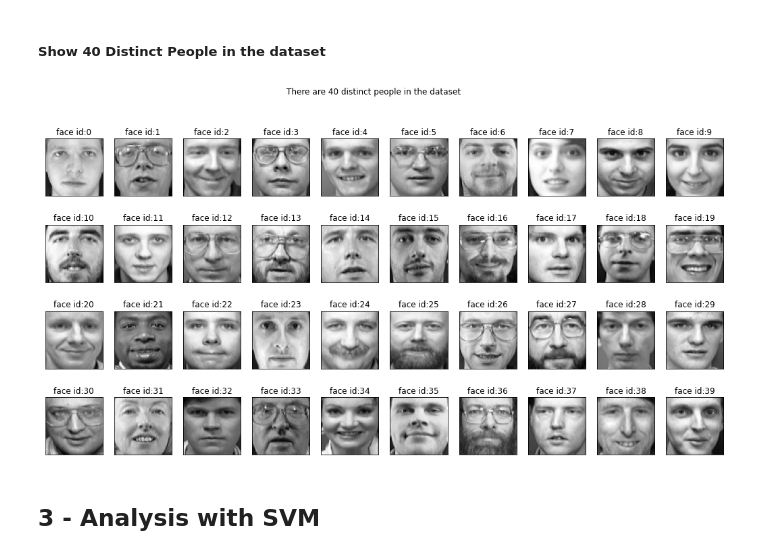
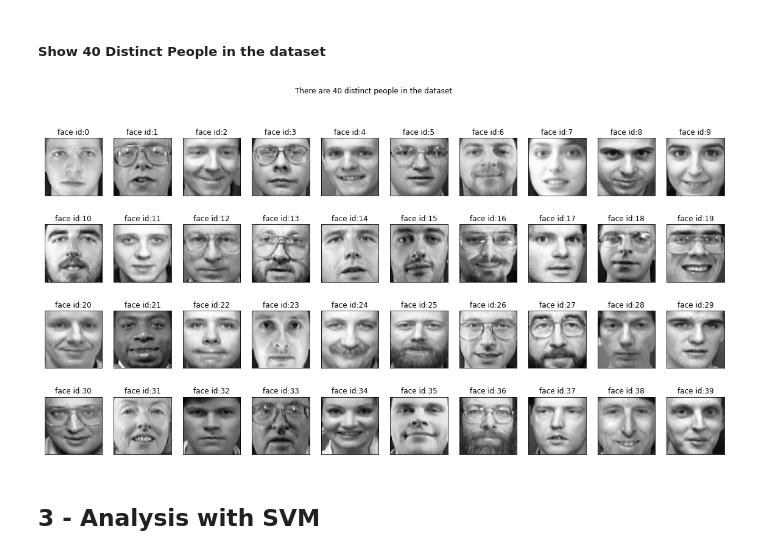
Before and after one commit to constantimi/Machine-Learning-Fundamentals, a Jupyter notebook: Face Recognition Olivetti Dataset/Face Recognition Challenge.ipynb, the cells around one changed output. Drawn from its saved outputs; the diff is of its cells as text; code cells hidden in the pictures.

```diff
--- a/Face Recognition Olivetti Dataset/Face Recognition Challenge.ipynb
+++ b/Face Recognition Olivetti Dataset/Face Recognition Challenge.ipynb
@@ -129,10 +129,10 @@ As you can see now we have confirmed that there are 40 individuals with 10 diffe
 # %% [markdown]
 ##### Show 40 Distinct People in the dataset
 # %%
-def show_40_distinct_people(images, unique_ids):
+def show_distinct_people(images, unique_ids):
 
     # Creating 4X10 subplots in  18x9 figure size
-    fig, axarr=plt.subplots(nrows=4, ncols=10, figsize=(18, 9))
+    fig, axarr=plt.subplots(nrows=4, ncols=10, figsize=(20, 10))
 
     # For easy iteration flattened 4X10 subplots matrix to 40 array
     axarr=axarr.flatten()
@@ -145,10 +145,10 @@ def show_40_distinct_people(images, unique_ids):
         axarr[unique_id].set_yticks([])
         axarr[unique_id].set_title("face id:{}".format(unique_id))
     plt.suptitle("There are 40 distinct people in the dataset")
-
-show_40_distinct_people(faces.images, np.unique(faces.target))
-# %% [output]
-[figure, removed]
+# %%
+show_distinct_people(faces.images, np.unique(faces.target))
+# %% [output]
+[figure, added]
 # %% [markdown]
 ## 3 - Analysis with SVM
 # %% [markdown]
```
Also changed, not shown: parts of 13 cells of this notebook.
